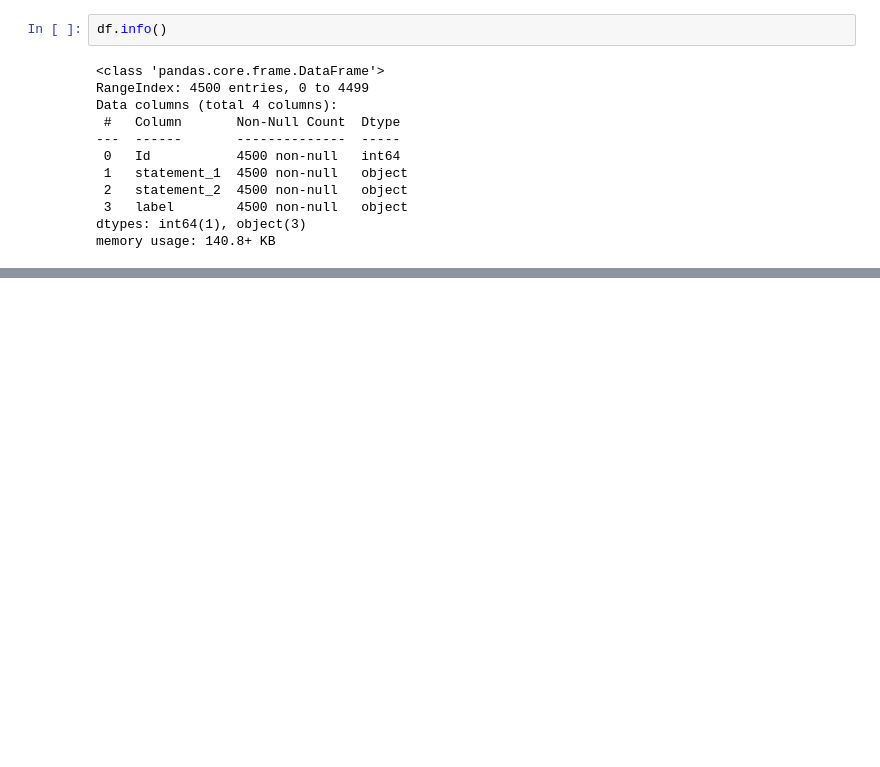
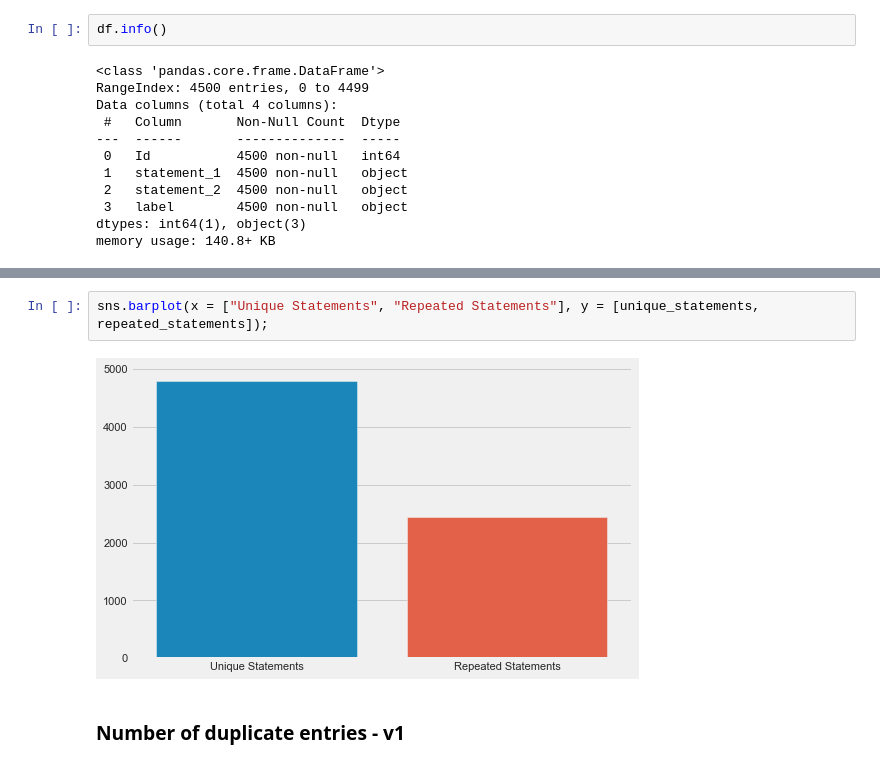
Before and after one commit to loganrane/MachineLearning101, a Jupyter notebook: Projects/Sentence Pairs.ipynb, the cells around one changed output, grey strips where cells are left out. Cells and saved outputs as stored; diff of their text form; blank space fills up the shorter version.

```diff
--- a/Projects/Sentence Pairs.ipynb
+++ b/Projects/Sentence Pairs.ipynb
@@ -77,0 +96,6 @@ memory usage: 140.8+ KB
+# %%
+sns.barplot(x = ["Unique Statements", "Repeated Statements"], y = [unique_statements, repeated_statements]);
+# %% [output]
+[figure, added]
+# %% [markdown]
+### Number of duplicate entries - v1
```
Also changed, not shown: parts of 13 cells of this notebook.
